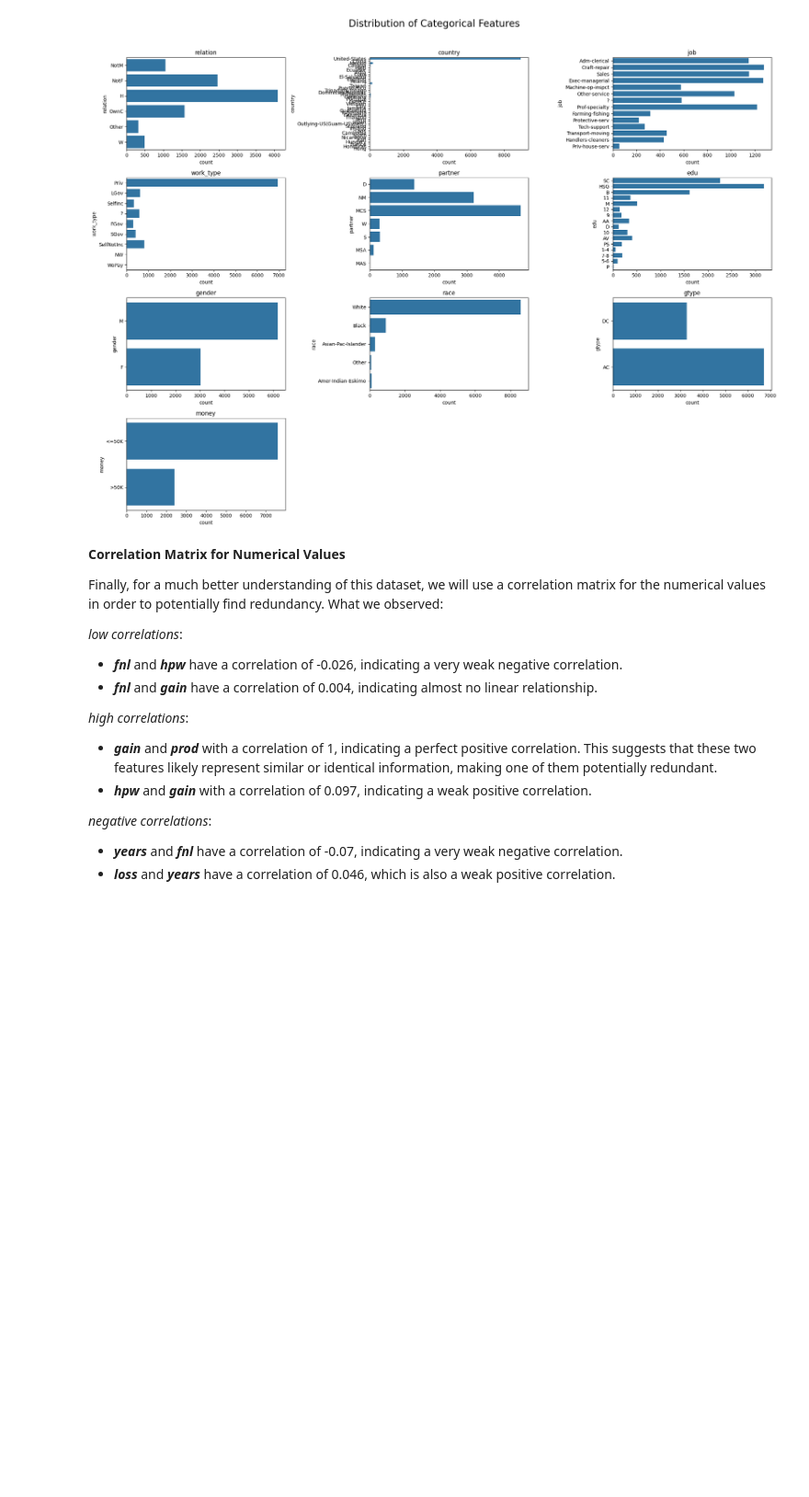
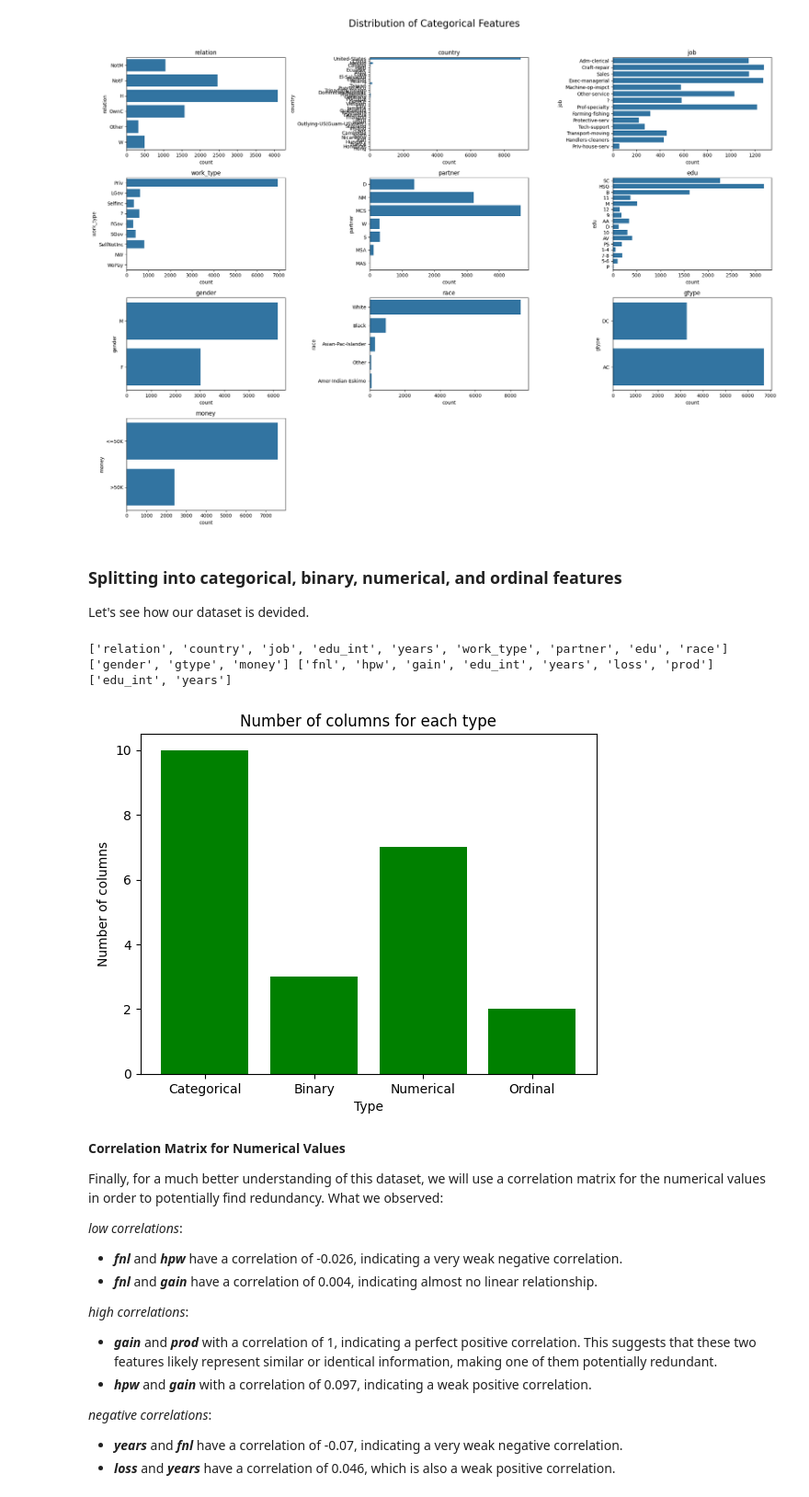
Before and after one commit to mateidumitrescu/tema2_IA, a Jupyter notebook: salary.ipynb, the cells around one changed output. Shown at 92% size. Drawn from its saved outputs; the diff is of its cells as text; code cells hidden in the pictures; blank space fills up the shorter version.

```diff
--- a/salary.ipynb
+++ b/salary.ipynb
@@ -306,6 +307,47 @@ plt.tight_layout(rect=[0, 0, 1, 0.96])
 plt.show()
 # %% [output]
 [figure]
+# %% [markdown]
+### Splitting into categorical, binary, numerical, and ordinal features
+Let's see how our dataset is devided.
+# %%
+# after watching the dataset, we will split it into those columns
+
+def split_types(data):
+    categorical = []
+    binary = []
+    numerical = []
+    ordinal = []
+    ordinal.append('edu_int') # manually creating this
+    ordinal.append('years')
+    for column in data.columns:
+        if data[column].nunique() == 2:
+            binary.append(column)
+        elif pd.api.types.is_numeric_dtype(data[column]) and column not in ordinal:
+            numerical.append(column)
+        else:
+            categorical.append(column)
+
+    return categorical, binary, numerical, ordinal
+
+categorical_types, binary_types, numerical_types, ordinal_types = split_types(full_dataset)
+print(categorical_types, binary_types, numerical_columns, ordinal_types)
+
+# creating a histogram to see the differences
+counts = {
+          'Categorical': len(categorical_columns),
+          'Binary': len(binary_types),
+          'Numerical': len(numerical_columns),
+          'Ordinal': len(ordinal_types)
+         }
+plt.bar(counts.keys(), counts.values(), color='green')
+plt.title('Number of columns for each type')
+plt.xlabel('Type')
+plt.ylabel('Number of columns')
+plt.show()
+# %% [output]
+['relation', 'country', 'job', 'edu_int', 'years', 'work_type', 'partner', 'edu', 'race'] ['gender', 'gtype', 'money'] ['fnl', 'hpw', 'gain', 'edu_int', 'years', 'loss', 'prod'] ['edu_int', 'years']
+[figure, added]
 # %% [markdown]
 **Correlation Matrix for Numerical Values**
 
```
Also changed, not shown: parts of 18 cells of this notebook, 2 other files.
